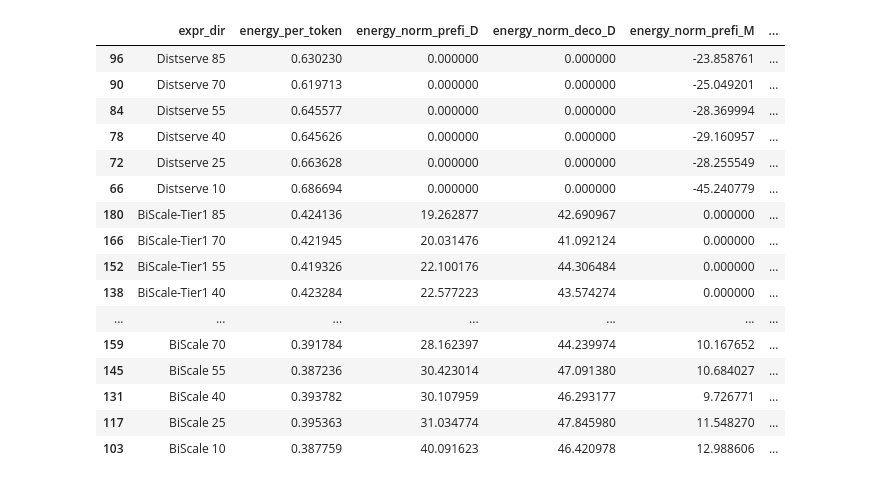
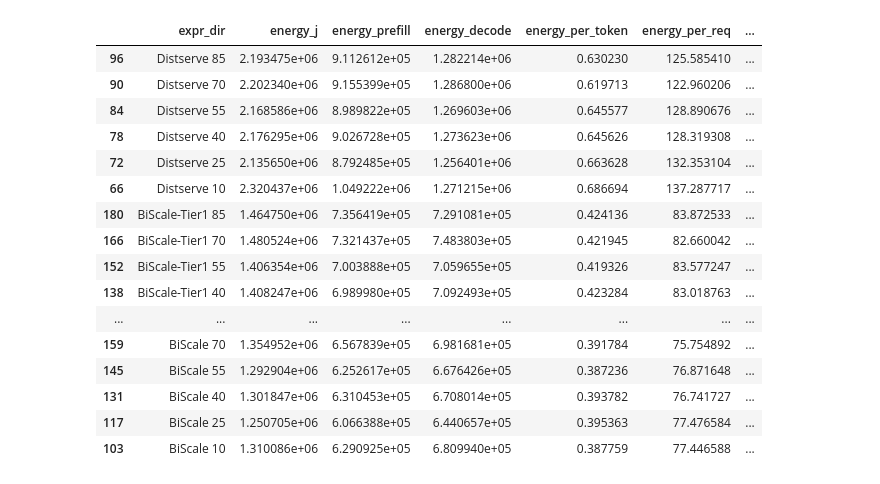
Before and after one commit to Louis-99/vllm-fork, a Jupyter notebook: additional_stuff/sosp_evals/2_nodes/disag_oracle.ipynb, the cells around one changed output. Saved outputs shown, nothing was run; the diff lists cells and outputs as text; code cells hidden in the pictures.

```diff
--- a/additional_stuff/sosp_evals/2_nodes/disag_oracle.ipynb
+++ b/additional_stuff/sosp_evals/2_nodes/disag_oracle.ipynb
@@ -154,47 +184,55 @@ plt.savefig("figs/p67_oracle_energy_per_token_prefill.pdf", format="pdf")
 # %%
 df_results = df_results[df_results["name"].isin(["Distserve", "BiScale-Tier1", "BiScale"])].copy()
 
 # Normalize energy with Distserve energy for both prefill and decode
 df_results['energy_norm_prefi_D'] = df_results.apply(
     lambda row: (1 - row['prefill_energy_per_token'] / df_results[
         (df_results['rps'] == row['rps']) & (df_results['name'] == 'Distserve')
     ]['prefill_energy_per_token'].values[0]) * 100,
     axis=1
 )
 df_results['energy_norm_deco_D'] = df_results.apply(
     lambda row: (1 - row['decode_energy_per_token'] / df_results[
         (df_results['rps'] == row['rps']) & (df_results['name'] == 'Distserve')
     ]['decode_energy_per_token'].values[0]) * 100,
     axis=1
 )
 df_results['energy_norm_prefi_M'] = df_results.apply(
     lambda row: (1 - row['prefill_energy_per_token'] / df_results[
         (df_results['rps'] == row['rps']) & (df_results['name'] == 'BiScale-Tier1')
     ]['prefill_energy_per_token'].values[0]) * 100,
     axis=1
 )
 df_results['energy_norm_deco_M'] = df_results.apply(
     lambda row: (1 - row['decode_energy_per_token'] / df_results[
         (df_results['rps'] == row['rps']) & (df_results['name'] == 'BiScale-Tier1')
     ]['decode_energy_per_token'].values[0]) * 100,
     axis=1
 )
-df_results[['expr_dir', 'energy_per_token', 'energy_norm_prefi_D', 'energy_norm_deco_D', 'energy_norm_prefi_M', 'energy_norm_deco_M']].sort_values('expr_dir', ascending=False)
+df_results['energy_norm_D'] = df_results.apply(
+    lambda row: (1 - row['energy_per_req'] / df_results[
+        (df_results['rps'] == row['rps']) & (df_results['name'] == 'Distserve')
+    ]['energy_per_req'].values[0]) * 100,
+    axis=1
+)
+df_results['energy_share_prefill'] = df_results['energy_prefill'] / (df_results['energy_j']) * 100
+df_results['energy_share_decode'] = df_results['energy_decode'] / (df_results['energy_j']) * 100
+df_results[['expr_dir', 'energy_j', 'energy_prefill', 'energy_decode', 'energy_per_token', 'energy_per_req', 'energy_share_prefill', 'energy_share_decode', 'energy_norm_prefi_D', 'energy_norm_deco_D', 'energy_norm_prefi_M', 'energy_norm_deco_M', 'energy_norm_D']].sort_values('expr_dir', ascending=False)
 # %% [output]
-|  | expr_dir | energy_per_token | energy_norm_prefi_D | energy_norm_deco_D | energy_norm_prefi_M | ... |
-| 96 | Distserve 85 | 0.630230 | 0.000000 | 0.000000 | -23.858761 | ... |
-| 90 | Distserve 70 | 0.619713 | 0.000000 | 0.000000 | -25.049201 | ... |
-| 84 | Distserve 55 | 0.645577 | 0.000000 | 0.000000 | -28.369994 | ... |
-| 78 | Distserve 40 | 0.645626 | 0.000000 | 0.000000 | -29.160957 | ... |
-| 72 | Distserve 25 | 0.663628 | 0.000000 | 0.000000 | -28.255549 | ... |
-| 66 | Distserve 10 | 0.686694 | 0.000000 | 0.000000 | -45.240779 | ... |
-| 180 | BiScale-Tier1 85 | 0.424136 | 19.262877 | 42.690967 | 0.000000 | ... |
-| 166 | BiScale-Tier1 70 | 0.421945 | 20.031476 | 41.092124 | 0.000000 | ... |
-| 152 | BiScale-Tier1 55 | 0.419326 | 22.100176 | 44.306484 | 0.000000 | ... |
-| 138 | BiScale-Tier1 40 | 0.423284 | 22.577223 | 43.574274 | 0.000000 | ... |
-| ... | ... | ... | ... | ... | ... | ... |
-| 159 | BiScale 70 | 0.391784 | 28.162397 | 44.239974 | 10.167652 | ... |
-| 145 | BiScale 55 | 0.387236 | 30.423014 | 47.091380 | 10.684027 | ... |
-| 131 | BiScale 40 | 0.393782 | 30.107959 | 46.293177 | 9.726771 | ... |
-| 117 | BiScale 25 | 0.395363 | 31.034774 | 47.845980 | 11.548270 | ... |
-| 103 | BiScale 10 | 0.387759 | 40.091623 | 46.420978 | 12.988606 | ... |
+|  | expr_dir | energy_j | energy_prefill | energy_decode | energy_per_token | energy_per_req | ... |
+| 96 | Distserve 85 | 2.193475e+06 | 9.112612e+05 | 1.282214e+06 | 0.630230 | 125.585410 | ... |
+| 90 | Distserve 70 | 2.202340e+06 | 9.155399e+05 | 1.286800e+06 | 0.619713 | 122.960206 | ... |
+| 84 | Distserve 55 | 2.168586e+06 | 8.989822e+05 | 1.269603e+06 | 0.645577 | 128.890676 | ... |
+| 78 | Distserve 40 | 2.176295e+06 | 9.026728e+05 | 1.273623e+06 | 0.645626 | 128.319308 | ... |
+| 72 | Distserve 25 | 2.135650e+06 | 8.792485e+05 | 1.256401e+06 | 0.663628 | 132.353104 | ... |
+| 66 | Distserve 10 | 2.320437e+06 | 1.049222e+06 | 1.271215e+06 | 0.686694 | 137.287717 | ... |
+| 180 | BiScale-Tier1 85 | 1.464750e+06 | 7.356419e+05 | 7.291081e+05 | 0.424136 | 83.872533 | ... |
+| 166 | BiScale-Tier1 70 | 1.480524e+06 | 7.321437e+05 | 7.483803e+05 | 0.421945 | 82.660042 | ... |
+| 152 | BiScale-Tier1 55 | 1.406354e+06 | 7.003888e+05 | 7.059655e+05 | 0.419326 | 83.577247 | ... |
+| 138 | BiScale-Tier1 40 | 1.408247e+06 | 6.989980e+05 | 7.092493e+05 | 0.423284 | 83.018763 | ... |
+| ... | ... | ... | ... | ... | ... | ... | ... |
+| 159 | BiScale 70 | 1.354952e+06 | 6.567839e+05 | 6.981681e+05 | 0.391784 | 75.754892 | ... |
+| 145 | BiScale 55 | 1.292904e+06 | 6.252617e+05 | 6.676426e+05 | 0.387236 | 76.871648 | ... |
+| 131 | BiScale 40 | 1.301847e+06 | 6.310453e+05 | 6.708014e+05 | 0.393782 | 76.741727 | ... |
+| 117 | BiScale 25 | 1.250705e+06 | 6.066388e+05 | 6.440657e+05 | 0.395363 | 77.476584 | ... |
+| 103 | BiScale 10 | 1.310086e+06 | 6.290925e+05 | 6.809940e+05 | 0.387759 | 77.446588 | ... |
```
Also changed, not shown: parts of 1 cell of this notebook, 6 other files.
